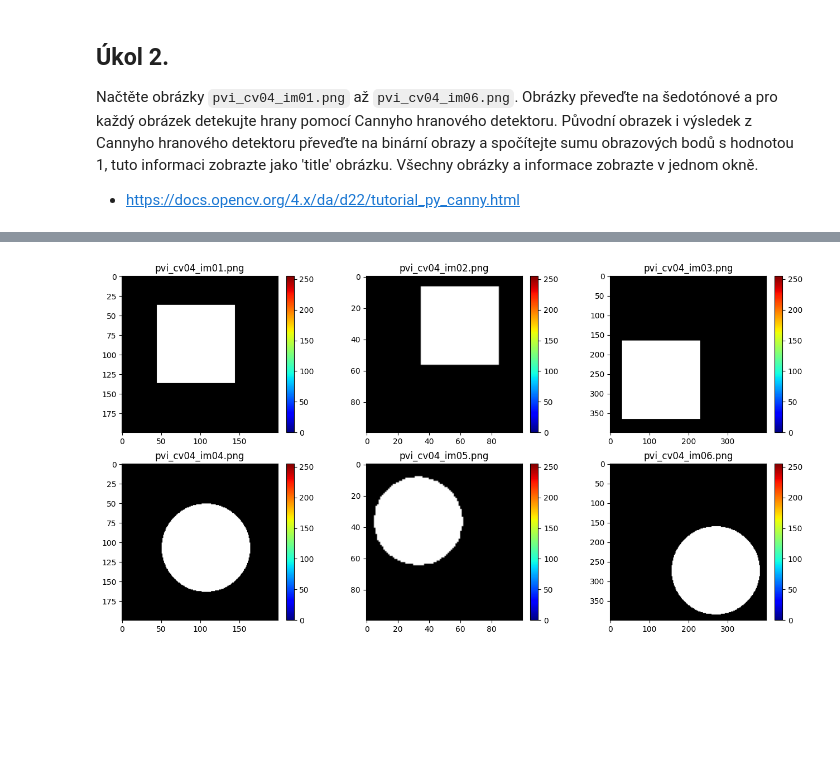
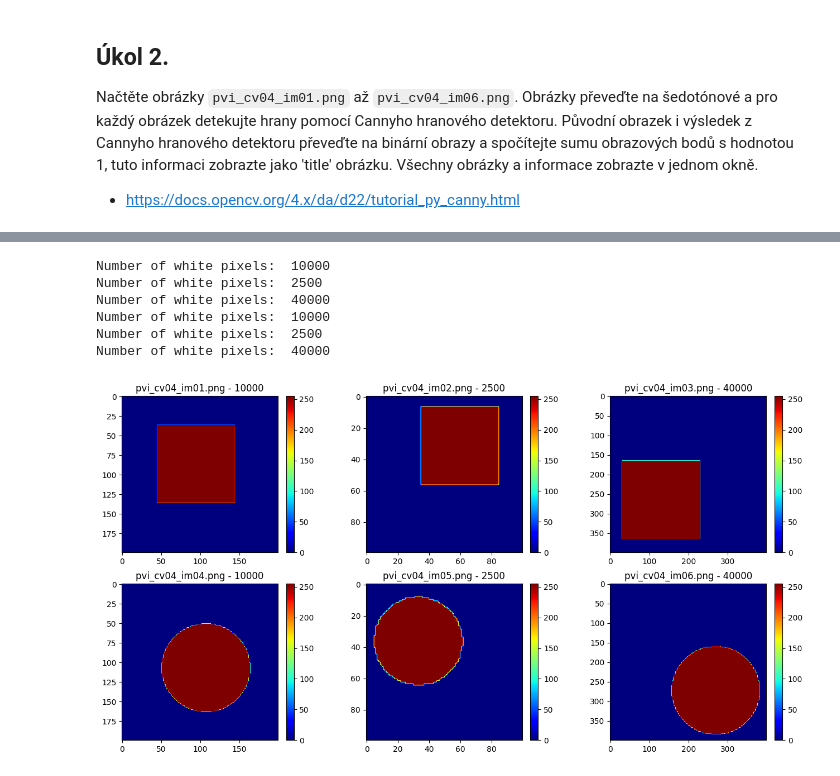
Before and after one commit to TUL-IT-2020/PVI-Pocitacove_videni, a Jupyter notebook: cviceni/cv04/cv04.ipynb, the cells around one changed output, grey strips where cells are left out. Drawn from its saved outputs; the diff is of its cells as text; code cells hidden in the pictures; blank space fills up the shorter version.

```diff
--- a/cviceni/cv04/cv04.ipynb
+++ b/cviceni/cv04/cv04.ipynb
@@ -166,12 +161,34 @@ Images:  ['/home/pytel/Skola/TUL-navazující_studium/3. semestr/PVI-Pocitacove_
+# %%
+# grayscale
+imgs = [cv2.cvtColor(img, cv2.COLOR_BGR2GRAY) for img in imgs]
+# %%
+def binarize(img, threshold=125):
+    return cv2.threshold(img, threshold, 255, cv2.THRESH_BINARY)[1]
+
+def count_white_pixels(img):
+    return np.sum(img == 255)
+
+for img in imgs:
+    print("Number of white pixels: ", count_white_pixels(binarize(img)))
+# %% [output]
+Number of white pixels:  10000
+Number of white pixels:  2500
+Number of white pixels:  40000
+Number of white pixels:  10000
+Number of white pixels:  2500
+Number of white pixels:  40000
 # %%
 names = [f.split('/')[-1] for f in picture_files]
+pixel_counts = [count_white_pixels(binarize(img)) for img in imgs]
+
+names_with_count = [f"{name} - {count}" for name, count in zip(names, pixel_counts)]
 
 plot_imgs(
     imgs=imgs,
-    titles=names,
+    titles=names_with_count,
     rows=2,
     cmaps=['jet' for _ in range(number_of_images)],
     cbars=[True for _ in range(number_of_images)],
     figsize=(16, 8))
 # %% [output]
-[figure, old version]
+[figure, new version]
```
Also changed, not shown: parts of 9 cells of this notebook, 1 other file.
